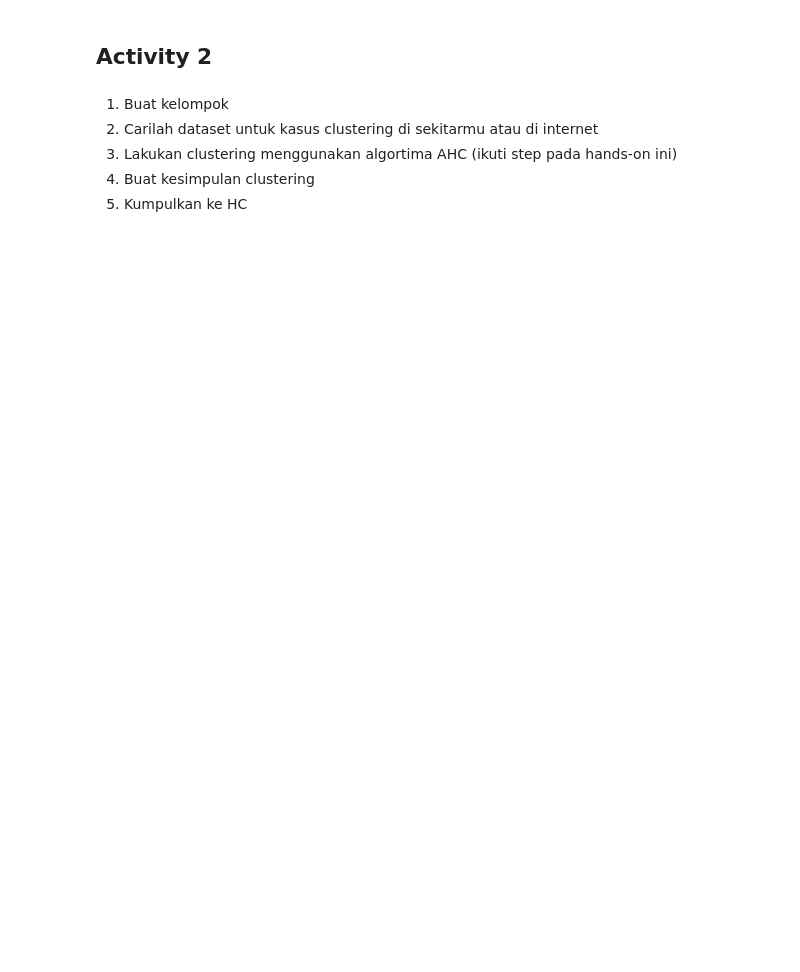
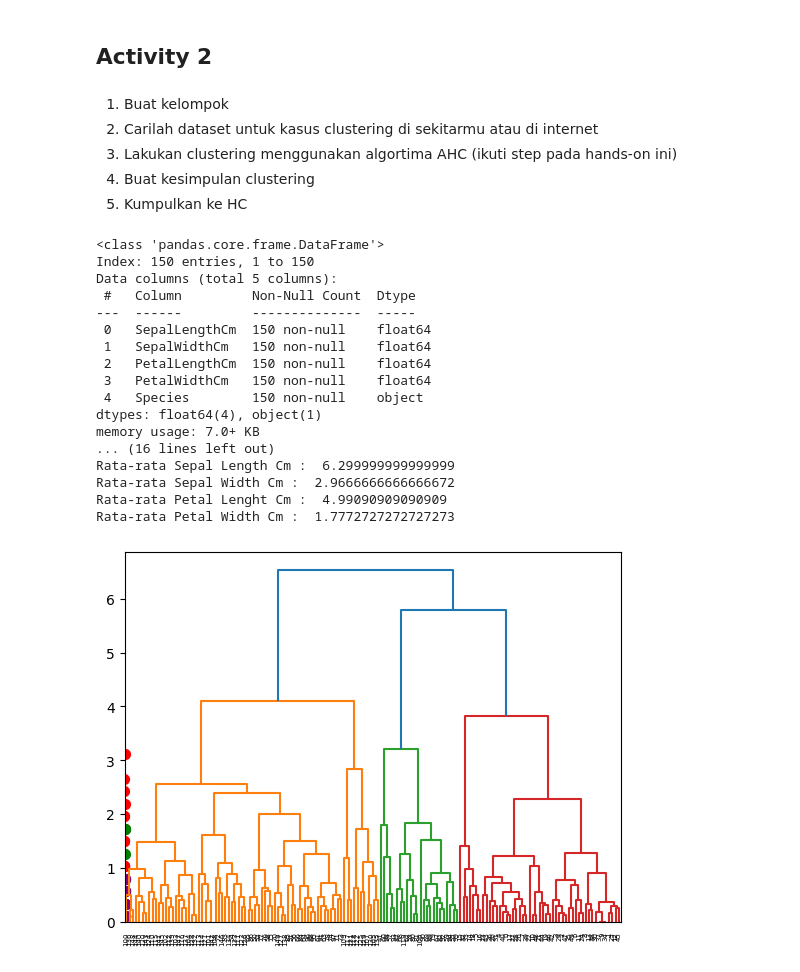
Before and after one commit to bRegita73/bRegita, a Jupyter notebook: Hierarchical Clustering.ipynb, the cells around one changed output. Drawn from its saved outputs; the diff is of its cells as text; code cells hidden in the pictures; blank space fills up the shorter version.

```diff
--- a/Hierarchical Clustering.ipynb
+++ b/Hierarchical Clustering.ipynb
@@ -271,3 +313,72 @@ Boleh pilih salah satu activity atau lakukan keduanya.
 3. Lakukan clustering menggunakan algortima AHC (ikuti step pada hands-on ini)
 4. Buat kesimpulan clustering
 5. Kumpulkan ke HC
+# %%
+import pandas as pd
+import numpy as np
+import scipy.cluster.hierarchy as sch
+from matplotlib import pyplot as plt
+from sklearn.preprocessing import StandardScaler
+from sklearn.cluster import AgglomerativeClustering
+
+data = pd.read_csv('Iris.csv', index_col='Id')
+data
+data.info()
+
+X = data[['SepalLengthCm', 'SepalWidthCm', 'PetalLengthCm', 'PetalWidthCm']].values
+X
+
+scaler = StandardScaler()
+scaler = scaler.fit(X)
+X = scaler.transform(X)
+X
+
+dendrogram = sch.dendrogram(sch.linkage(X, method='complete'))
+
+# Hyperparameter tuning
+jumlah_cluster = 4
+persamaan_jarak = 'euclidean'
+metode_linkage = 'complete'
+
+model_AHC = AgglomerativeClustering(n_clusters=jumlah_cluster, metric=persamaan_jarak, linkage=metode_linkage)
+
+#Training model
+model_AHC.fit(X)
+
+# Hasil clustering
+labels_agglo = model_AHC.labels_
+labels_agglo
+
+colors = ['red', 'green', 'blue', 'purple', 'magenta', 'orange', 'yellow']
+
+for i in range(jumlah_cluster):
+  plt.scatter(X[labels_agglo==i, 0], X[labels_agglo==i, 1], s=50, marker='o', color=colors[i])
+
+data['Hasil_Clustering'] = labels_agglo
+data
+
+for i in range(jumlah_cluster):
+  print(f'Cluster ke-{i}')
+  print('Rata-rata Sepal Length Cm : ', data[data['Hasil_Clustering']==i]['SepalLengthCm'].mean())
+  print('Rata-rata Sepal Width Cm : ', data[data['Hasil_Clustering']==i]['SepalWidthCm'].mean())
+  print('Rata-rata Petal Lenght Cm : ', data[data['Hasil_Clustering']==i]['PetalLengthCm'].mean())
+  print('Rata-rata Petal Width Cm : ', data[data['Hasil_Clustering']==i]['PetalWidthCm'].mean())
+# %% [output]
+<class 'pandas.core.frame.DataFrame'>
+Index: 150 entries, 1 to 150
+Data columns (total 5 columns):
+ #   Column         Non-Null Count  Dtype
+---  ------         --------------  -----
+ 0   SepalLengthCm  150 non-null    float64
+ 1   SepalWidthCm   150 non-null    float64
+ 2   PetalLengthCm  150 non-null    float64
+ 3   PetalWidthCm   150 non-null    float64
+ 4   Species        150 non-null    object
+dtypes: float64(4), object(1)
+memory usage: 7.0+ KB
+... (16 lines left out)
+Rata-rata Sepal Length Cm :  6.299999999999999
+Rata-rata Sepal Width Cm :  2.9666666666666672
+Rata-rata Petal Lenght Cm :  4.99090909090909
+Rata-rata Petal Width Cm :  1.7772727272727273
+[figure, added]
```
Also changed, not shown: parts of 1 cell of this notebook, 2 other files.
